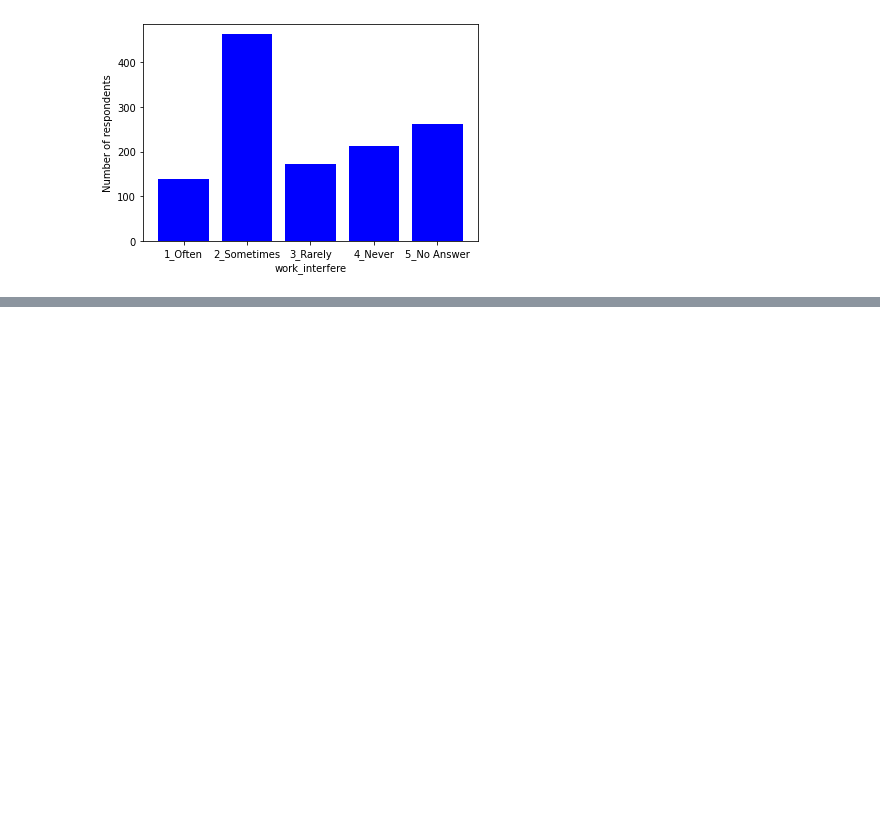
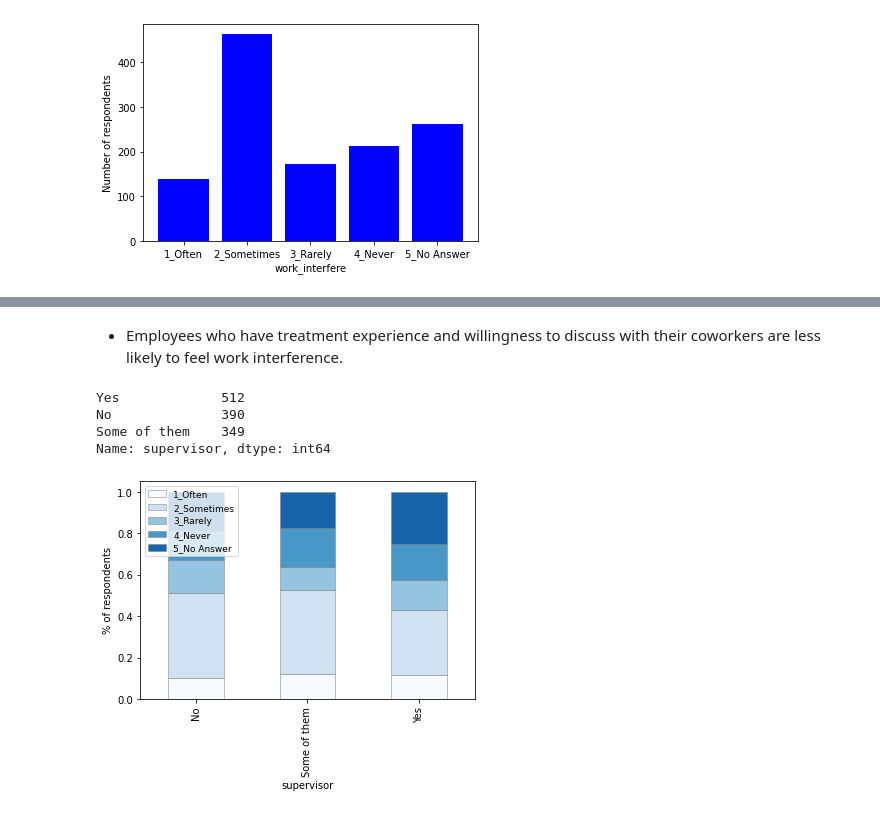
Before and after one commit to ceciliastern/ds_term_project, a Jupyter notebook: Term Project - Mental Health Dataset.ipynb, the cells around one changed output, grey strips where cells are left out. Drawn from its saved outputs; the diff is of its cells as text; code cells hidden in the pictures; blank space fills up the shorter version.

```diff
--- a/Term Project - Mental Health Dataset.ipynb
+++ b/Term Project - Mental Health Dataset.ipynb
@@ -275,0 +313,13 @@ Research questions and hypotheses:
+# %% [markdown]
+- Employees who have treatment experience and willingness to discuss with their coworkers are less likely to feel work interference.
+# %%
+# Relationship between "supervisor" and "work_interfere"
+print(mh_df["supervisor"].value_counts())
+
+create_bar_chart(mh_df["supervisor"],mh_df["work_interfere"])
+# %% [output]
+Yes             512
+No              390
+Some of them    349
+Name: supervisor, dtype: int64
+[figure, added]
```
Also changed, not shown: parts of 14 cells of this notebook.
